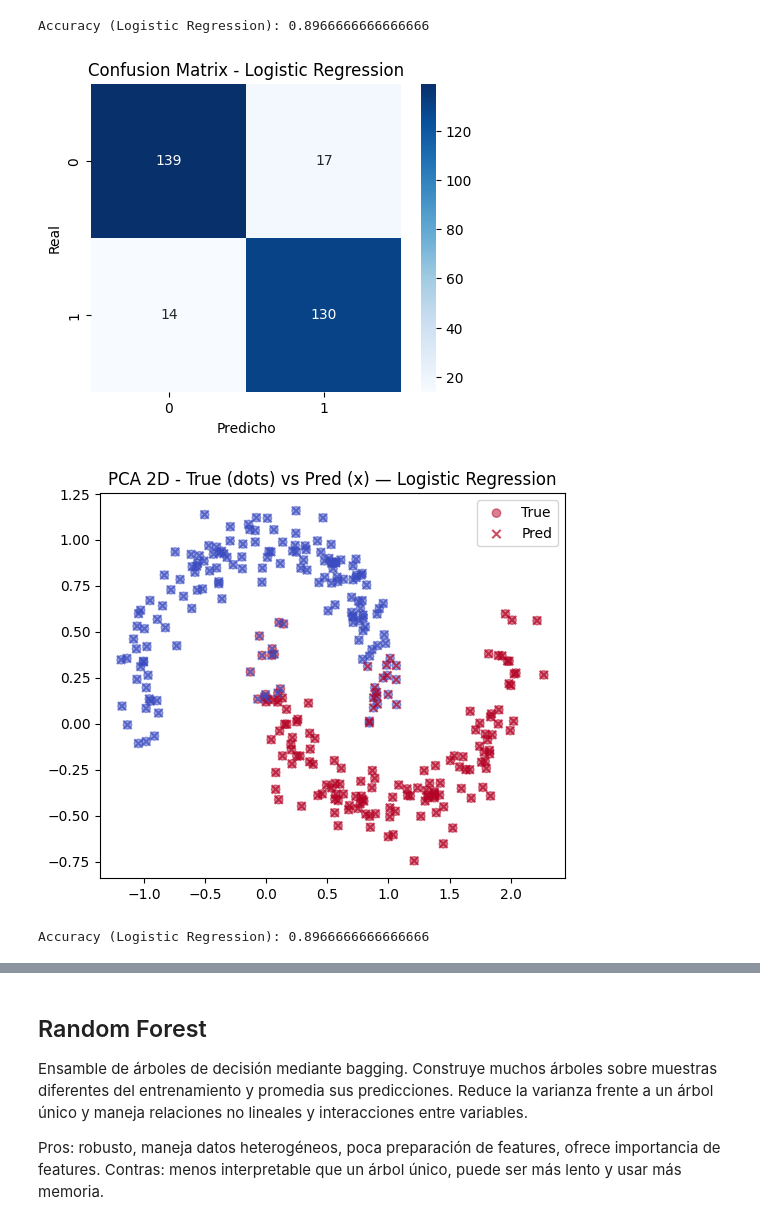
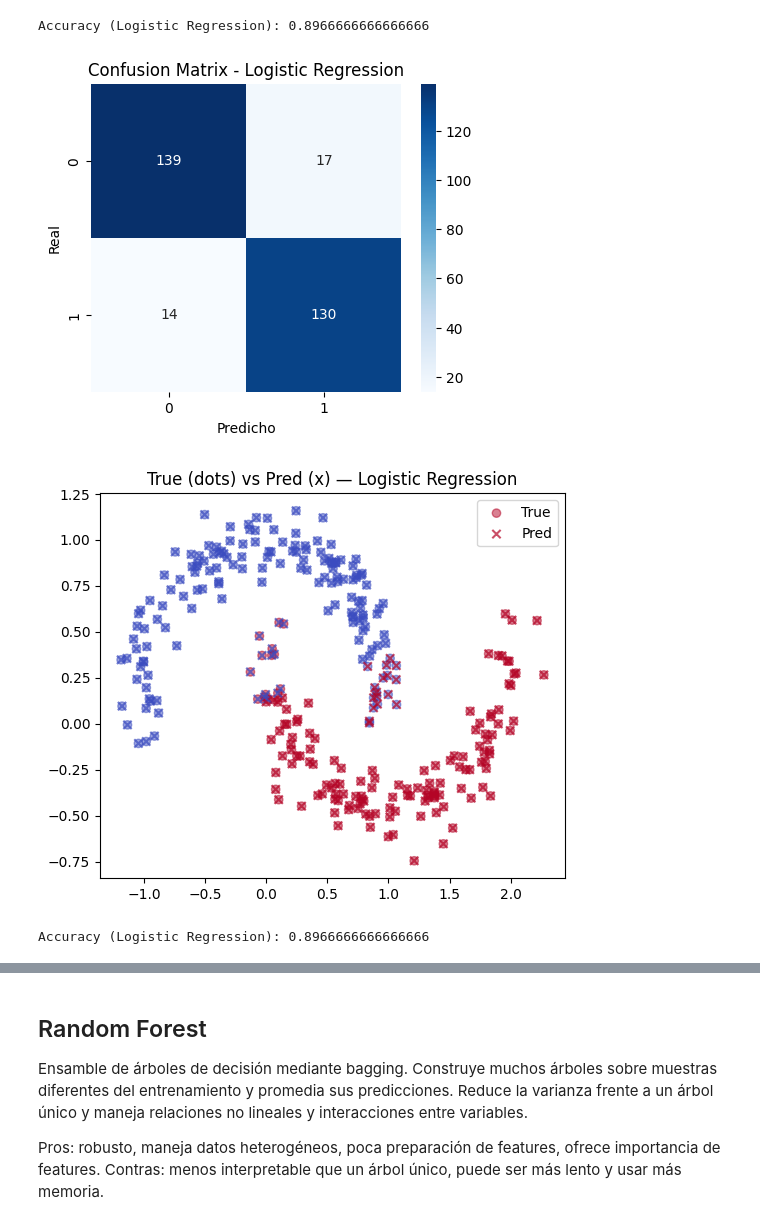
Before and after one commit to steestor/course-python-ml, a Jupyter notebook: notebooks/S2_A1_Modelos_Supervisados.ipynb, the cells around one changed output, grey strips where cells are left out. Saved outputs shown, nothing was run; the diff lists cells and outputs as text; code cells hidden in the pictures.

```diff
--- a/notebooks/S2_A1_Modelos_Supervisados.ipynb
+++ b/notebooks/S2_A1_Modelos_Supervisados.ipynb
@@ -33,35 +33,34 @@ Accuracy (Logistic Regression): 0.8966666666666666
 # %%
 # Visualización: Logistic Regression
 import matplotlib.pyplot as plt
 import seaborn as sns
 from sklearn.metrics import confusion_matrix, accuracy_score
-from sklearn.decomposition import PCA
 
 # Predicciones ya calculadas como y_pred en la celda anterior
 # En caso de ser re-ejecutado, recomputar:
 y_pred_lr = lr.predict(X_test)
 
 # Confusion matrix
 cm = confusion_matrix(y_test, y_pred_lr)
 plt.figure(figsize=(5,4))
 sns.heatmap(cm, annot=True, fmt='d', cmap='Blues')
 plt.title('Confusion Matrix - Logistic Regression')
 plt.xlabel('Predicho')
 plt.ylabel('Real')
 plt.show()
 
 # PCA 2D para visualizar predicciones
 plt.figure(figsize=(6,5))
 plt.scatter(X_test[:,0], X_test[:,1], c=y_test, cmap='coolwarm', alpha=0.5, label='True')
 plt.scatter(X_test[:,0], X_test[:,1], c=y_pred_lr, cmap='coolwarm', marker='x', alpha=0.7, label='Pred')
-plt.title('PCA 2D - True (dots) vs Pred (x) — Logistic Regression')
+plt.title('True (dots) vs Pred (x) — Logistic Regression')
 plt.legend(['True','Pred'])
 plt.show()
 
 print('Accuracy (Logistic Regression):', accuracy_score(y_test, y_pred_lr))
 # %% [output]
 [figure]
-[figure, old version]
+[figure, new version]
 Accuracy (Logistic Regression): 0.8966666666666666
 # %%
 # Frontera de decisión — Logistic Regression (visualización en PCA 2D)
```
Also changed, not shown: parts of 6 cells of this notebook, 1 other file.
